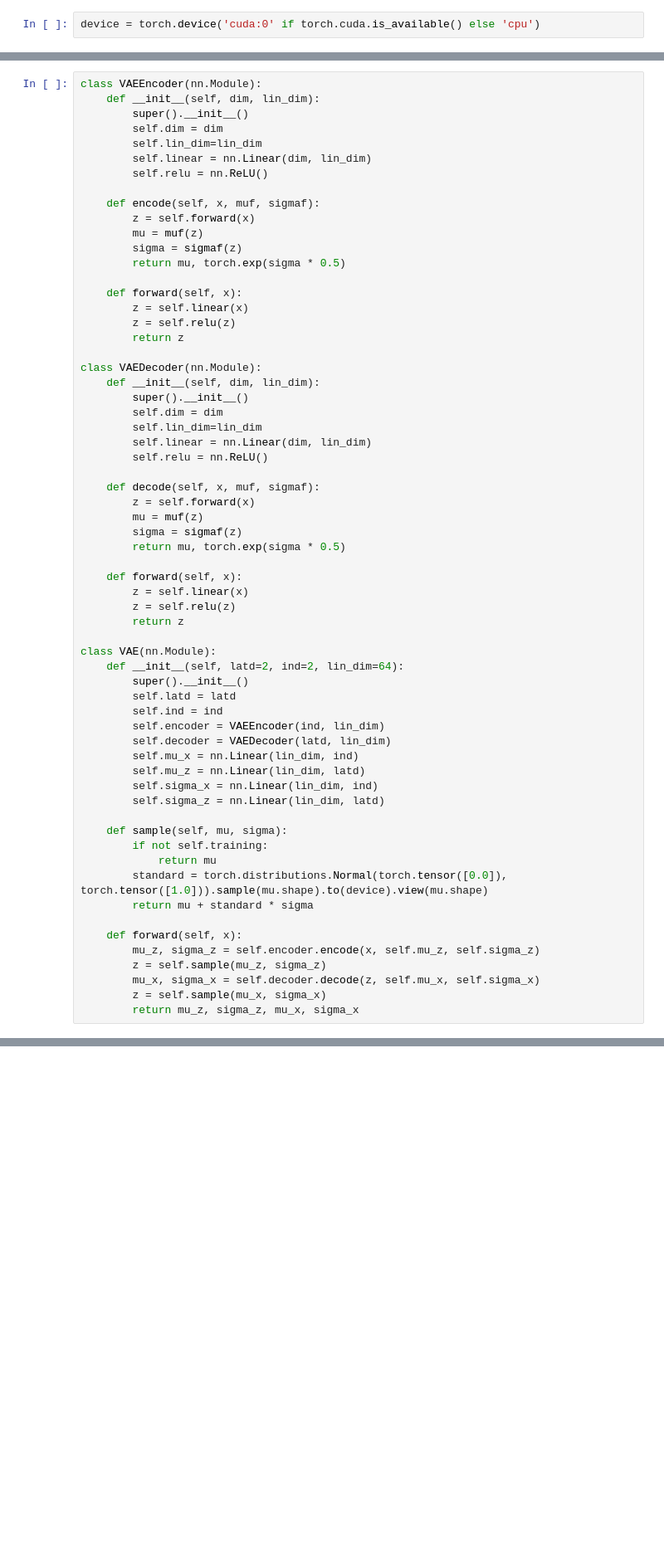
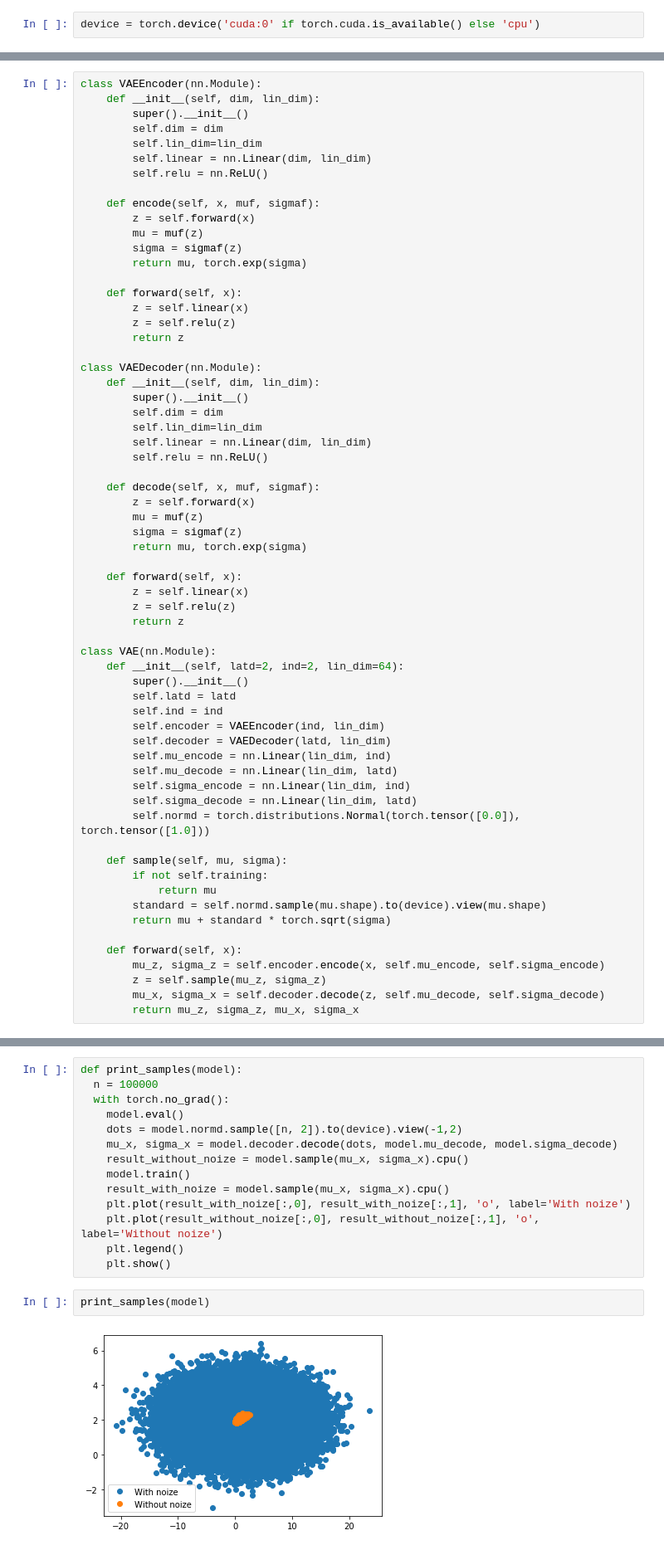
Before and after one commit to psolikov/DUL, a Jupyter notebook: HW3VAE.ipynb, the cells around one changed output, grey strips where cells are left out. Shown: that part at 83% size. Saved outputs shown, nothing was run; the diff lists cells and outputs as text; blank space fills up the shorter version.

```diff
--- a/HW3VAE.ipynb
+++ b/HW3VAE.ipynb
@@ -59,7 +60,7 @@ class VAEEncoder(nn.Module):
         z = self.forward(x)
         mu = muf(z)
         sigma = sigmaf(z)
-        return mu, torch.exp(sigma * 0.5)
+        return mu, torch.exp(sigma)
 
     def forward(self, x):
         z = self.linear(x)
@@ -78,7 +79,7 @@ class VAEDecoder(nn.Module):
         z = self.forward(x)
         mu = muf(z)
         sigma = sigmaf(z)
-        return mu, torch.exp(sigma * 0.5)
+        return mu, torch.exp(sigma)
 
     def forward(self, x):
         z = self.linear(x)
@@ -92,20 +93,20 @@ class VAE(nn.Module):
         self.ind = ind
         self.encoder = VAEEncoder(ind, lin_dim)
         self.decoder = VAEDecoder(latd, lin_dim)
-        self.mu_x = nn.Linear(lin_dim, ind)
-        self.mu_z = nn.Linear(lin_dim, latd)
-        self.sigma_x = nn.Linear(lin_dim, ind)
-        self.sigma_z = nn.Linear(lin_dim, latd)
+        self.mu_encode = nn.Linear(lin_dim, ind)
+        self.mu_decode = nn.Linear(lin_dim, latd)
+        self.sigma_encode = nn.Linear(lin_dim, ind)
+        self.sigma_decode = nn.Linear(lin_dim, latd)
+        self.normd = torch.distributions.Normal(torch.tensor([0.0]), torch.tensor([1.0]))
 
     def sample(self, mu, sigma):
         if not self.training:
             return mu
-        standard = torch.distributions.Normal(torch.tensor([0.0]), torch.tensor([1.0])).sample(mu.shape).to(device).view(mu.shape)
-        return mu + standard * sigma
+        standard = self.normd.sample(mu.shape).to(device).view(mu.shape)
+        return mu + standard * torch.sqrt(sigma)
 
     def forward(self, x):
-        mu_z, sigma_z = self.encoder.encode(x, self.mu_z, self.sigma_z)
+        mu_z, sigma_z = self.encoder.encode(x, self.mu_encode, self.sigma_encode)
         z = self.sample(mu_z, sigma_z)
-        mu_x, sigma_x = self.decoder.decode(z, self.mu_x, self.sigma_x)
-        z = self.sample(mu_x, sigma_x)
+        mu_x, sigma_x = self.decoder.decode(z, self.mu_decode, self.sigma_decode)
         return mu_z, sigma_z, mu_x, sigma_x
@@ -158,0 +219,18 @@ AttributeError: 'int' object has no attribute 'item'
+# %%
+def print_samples(model):
+  n = 100000
+  with torch.no_grad():
+    model.eval()
+    dots = model.normd.sample([n, 2]).to(device).view(-1,2)
+    mu_x, sigma_x = model.decoder.decode(dots, model.mu_decode, model.sigma_decode)
+    result_without_noize = model.sample(mu_x, sigma_x).cpu()
+    model.train()
+    result_with_noize = model.sample(mu_x, sigma_x).cpu()
+    plt.plot(result_with_noize[:,0], result_with_noize[:,1], 'o', label='With noize')
+    plt.plot(result_without_noize[:,0], result_without_noize[:,1], 'o', label='Without noize')
+    plt.legend()
+    plt.show()
+# %%
+print_samples(model)
+# %% [output]
+[figure, added]
```
Also changed, not shown: parts of 34 cells of this notebook.
